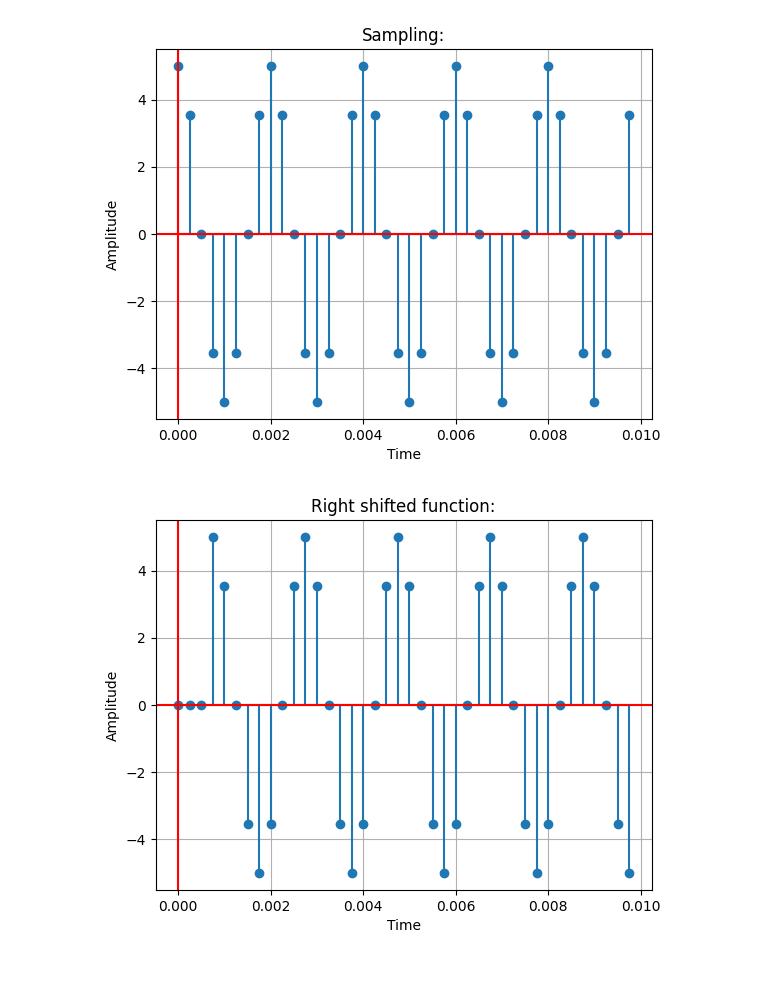
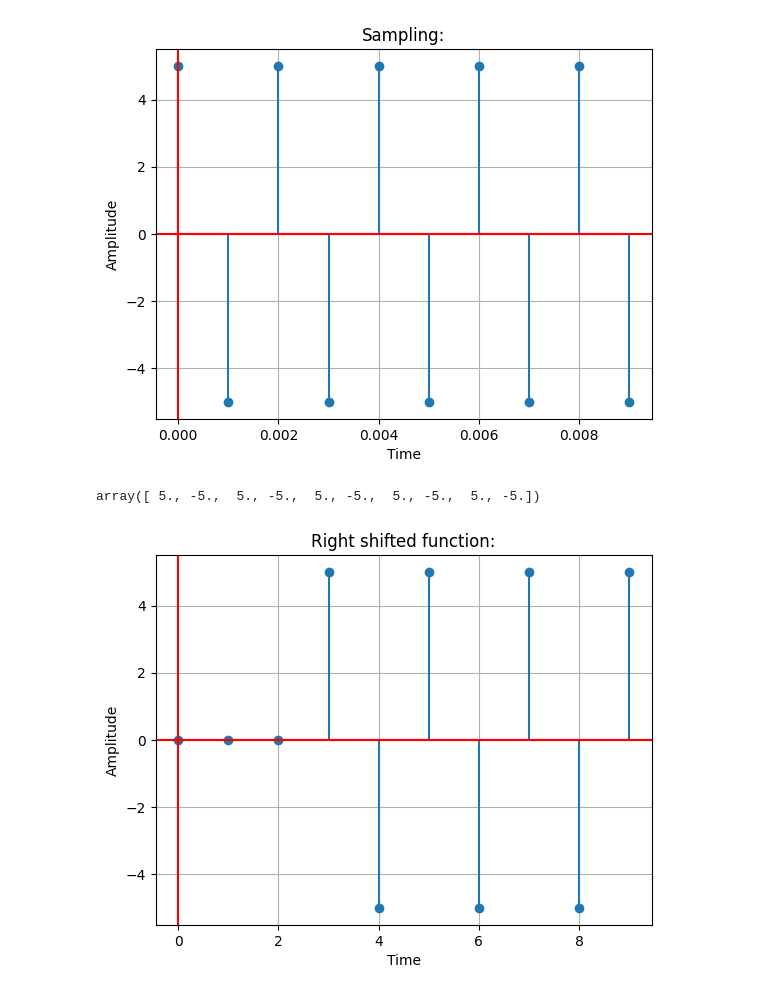
Before and after one commit to Md-Shoaib-Abdullah-Khan/Digital-Signal-Processing-Lab, a Jupyter notebook: 02. Sampling, Up-Sampling, Down-Sampling.ipynb, the cells around one changed output. Cells and saved outputs as stored; diff of their text form; code cells hidden in the pictures.

```diff
--- a/02. Sampling, Up-Sampling, Down-Sampling.ipynb
+++ b/02. Sampling, Up-Sampling, Down-Sampling.ipynb
@@ -4,32 +4,35 @@ import matplotlib.pyplot as plt
 import math
 # %%
 #Sampling
-sampling_frequency=4000
+sampling_frequency=1000
 amplitude=5
 frequency=500
 phase=90
-phase = phase * np.pi /180
+phase = phase * np.pi/180
 start = 0
 end = .010
 sample_count = sampling_frequency * (end - start)
 x = np.linspace(start, end, int(sample_count), endpoint=False)
 y = amplitude * np.sin((2* np.pi * frequency * x) + phase)
+y=np.round(y,3)
 plt.stem(x,y)
 plt.title("Sampling:")
 plt.xlabel('Time')
 plt.ylabel('Amplitude')
 plt.grid(True, which='both')
 plt.axhline(color='r')
 plt.axvline(color='r')
 plt.show()
+y
 # %% [output]
-[figure, old version]
+[figure, new version]
+array([ 5., -5.,  5., -5.,  5., -5.,  5., -5.,  5., -5.])
 # %%
 #Shifting
 
 shift = 3
 shifted_y = np.concatenate((np.zeros(shift), y[:-shift]))
-plt.stem(x,shifted_y)
+plt.stem(shifted_y)
 plt.title("Right shifted function:")
 plt.xlabel('Time')
 plt.ylabel('Amplitude')
@@ -38,7 +41,7 @@ plt.axhline(color='r')
 plt.axvline(color='r')
 plt.show()
 # %% [output]
-[figure, old version]
+[figure, new version]
 # %%
 #Up sampling
 factor = 2;
```
Also changed, not shown: parts of 2 cells of this notebook, 3 other files.
